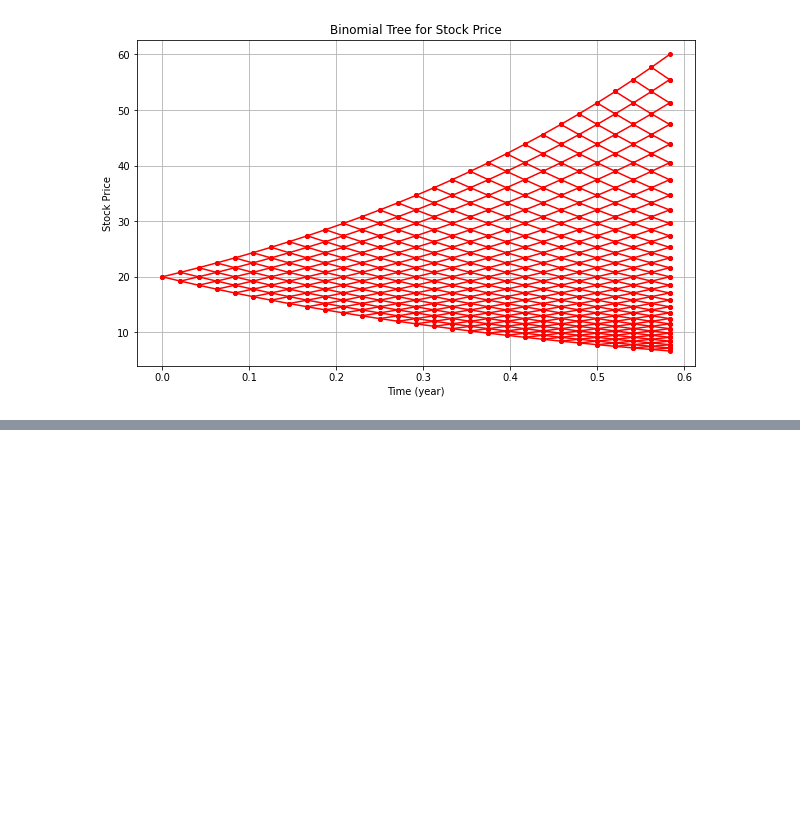
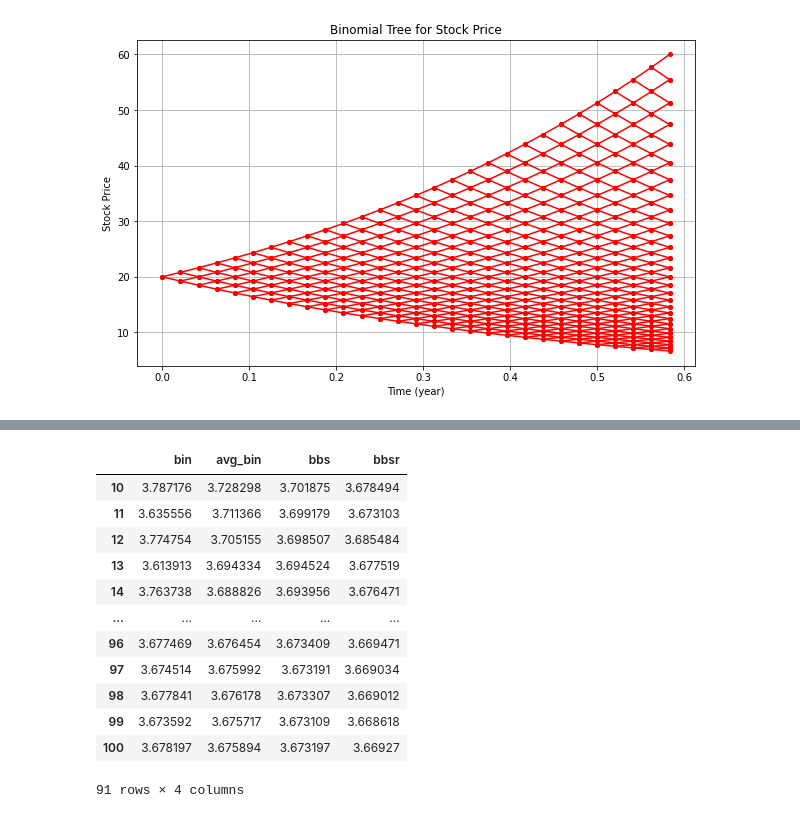
Before and after one commit to bradleyboyuyang/MTH9821-9831, a Jupyter notebook: MTH9821/hw3.ipynb, the cells around one changed output, grey strips where cells are left out. Drawn from its saved outputs; the diff is of its cells as text; code cells hidden in the pictures; blank space fills up the shorter version.

```diff
--- a/MTH9821/hw3.ipynb
+++ b/MTH9821/hw3.ipynb
@@ -43,0 +173,16 @@ plt.show()
+# %%
+df_am
+# %% [output]
+|  | bin | avg_bin | bbs | bbsr |
+| 10 | 3.787176 | 3.728298 | 3.701875 | 3.678494 |
+| 11 | 3.635556 | 3.711366 | 3.699179 | 3.673103 |
+| 12 | 3.774754 | 3.705155 | 3.698507 | 3.685484 |
+| 13 | 3.613913 | 3.694334 | 3.694524 | 3.677519 |
+| 14 | 3.763738 | 3.688826 | 3.693956 | 3.676471 |
+| ... | ... | ... | ... | ... |
+| 96 | 3.677469 | 3.676454 | 3.673409 | 3.669471 |
+| 97 | 3.674514 | 3.675992 | 3.673191 | 3.669034 |
+| 98 | 3.677841 | 3.676178 | 3.673307 | 3.669012 |
+| 99 | 3.673592 | 3.675717 | 3.673109 | 3.668618 |
+| 100 | 3.678197 | 3.675894 | 3.673197 | 3.66927 |
+91 rows × 4 columns
```
Also changed, not shown: parts of 9 cells of this notebook, 5 other files.
